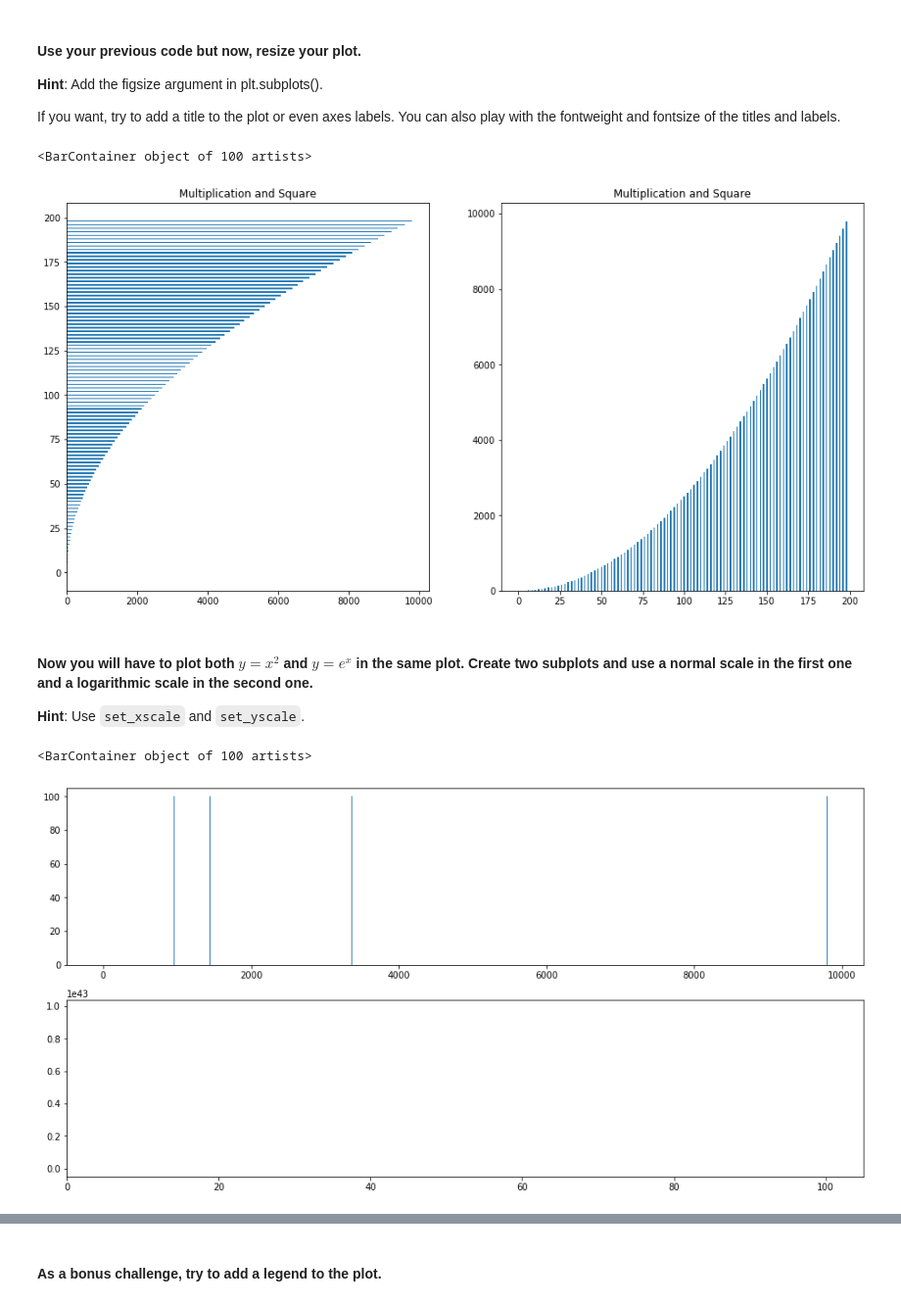
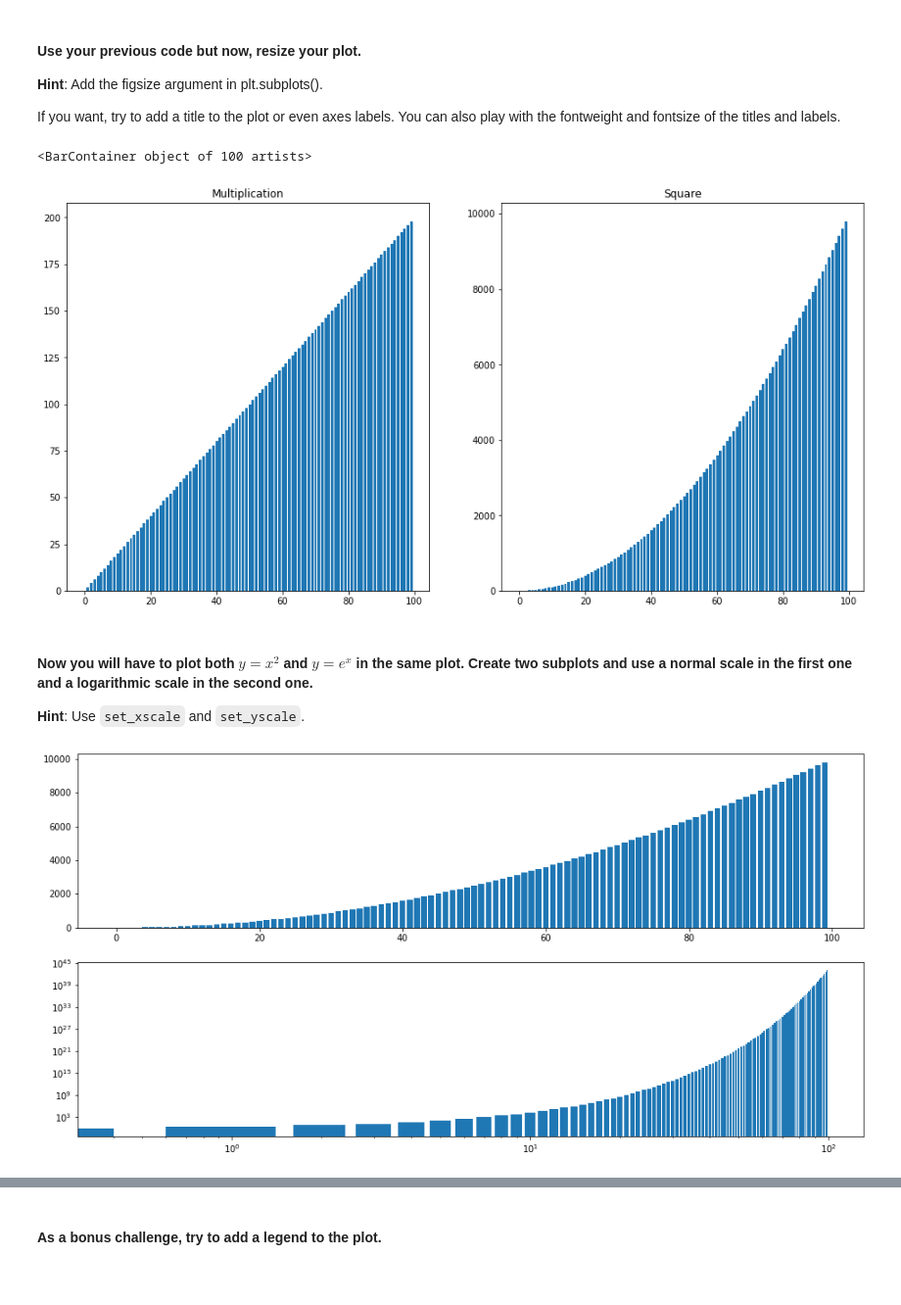
Before and after one commit to Adonis232/dataptmad0420, a Jupyter notebook: module-2/matplotlib-seaborn/your-code/main.ipynb, the cells around one changed output, grey strips where cells are left out. Shown at 98% size. Cells and saved outputs as stored; diff of their text form; code cells hidden in the pictures; blank space fills up the shorter version.

Commit message:
new plots done

```diff
--- a/module-2/matplotlib-seaborn/your-code/main.ipynb
+++ b/module-2/matplotlib-seaborn/your-code/main.ipynb
@@ -55,14 +70,13 @@ If you want, try to add a title to the plot or even axes labels. You can also pl
 # %%
 # your code here
 fig, axes  = plt.subplots(nrows=1, ncols=2, figsize=(16, 8))
-axes[0].set_title('Multiplication and Square')
-axes[1].set_title('Multiplication and Square')
-axes[0].barh(y,z)
-axes[1].bar(y,z)
-#y =multiplication by 2  ,z= square
+axes[0].set_title('Multiplication')
+axes[1].set_title('Square')
+axes[0].bar(x,y)
+axes[1].bar(x,z)
 # %% [output]
 <BarContainer object of 100 artists>
-[figure, old version]
+[figure, new version]
 # %% [markdown]
 #### Now you will have to plot both $y=x^2$ and $y=e^x$ in the same plot. Create two subplots and use a normal scale in the first one and a logarithmic scale in the second one.
 **Hint**: Use `set_xscale` and `set_yscale`.
@@ -73,8 +87,9 @@ x = a ** 2
 y = np.exp(a)
 
 fig, axes = plt.subplots(ncols=1, nrows=2, figsize=(16,8))
-axes[0].bar(x,100)
-axes[1].barh(y,100)
+axes[0].bar(a,x)
+axes[1].bar(a,y)
+axes[1].set_yscale('log')
+axes[1].set_xscale('log')
 # %% [output]
-<BarContainer object of 100 artists>
-[figure, old version]
+[figure, new version]
```
Also changed, not shown: parts of 6 cells of this notebook.
